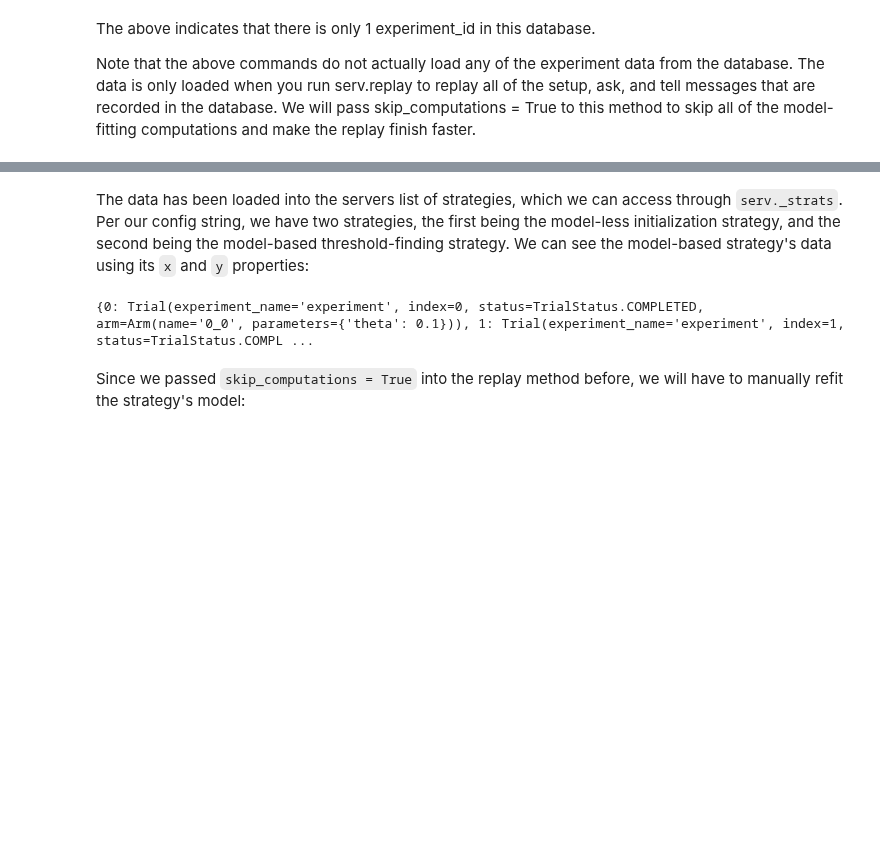
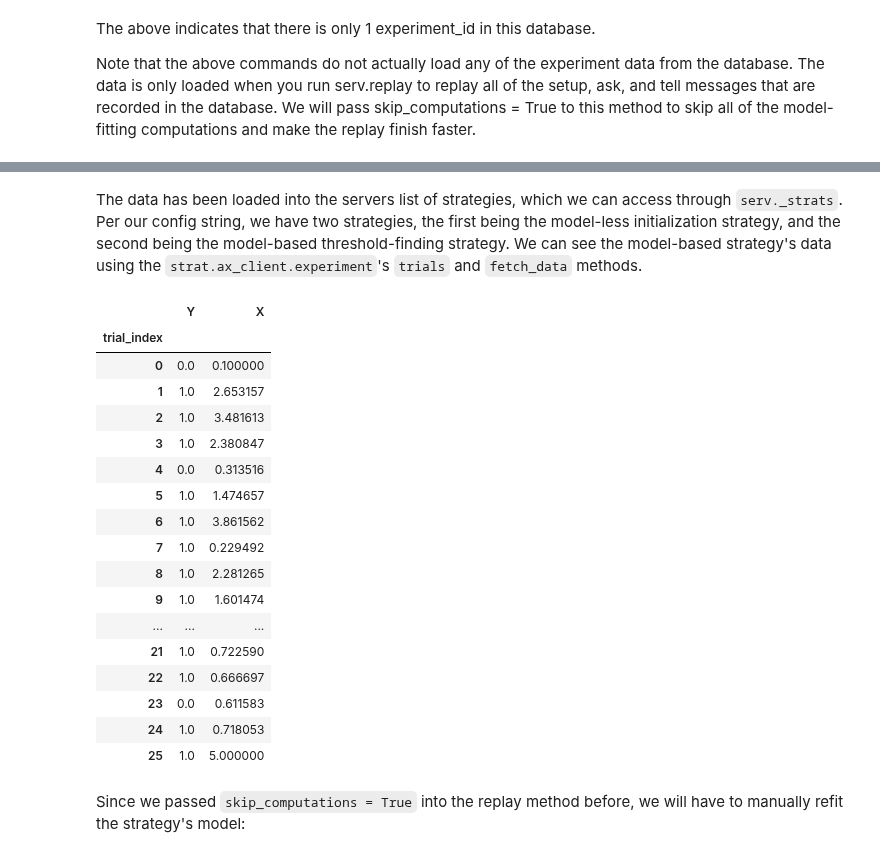
Before and after one commit to facebookresearch/aepsych, a Jupyter notebook: tutorials/data_collection_analysis_tutorial.ipynb, the cells around one changed output, grey strips where cells are left out. Cells and saved outputs as stored; diff of their text form; code cells hidden in the pictures; blank space fills up the shorter version.

Commit message:
final changes for data_collection_analysis_tutorial

```diff
--- a/tutorials/data_collection_analysis_tutorial.ipynb
+++ b/tutorials/data_collection_analysis_tutorial.ipynb
@@ -257,15 +265,34 @@ serv.replay(exp_ids[-1], skip_computations=True)
 # %% [markdown]
-The data has been loaded into the servers list of strategies, which we can access through `serv._strats`. Per our config string, we have two strategies, the first being the model-less initialization strategy, and the second being the model-based threshold-finding strategy. We can see the model-based strategy's data using its `x` and `y` properties:
+The data has been loaded into the servers list of strategies, which we can access through `serv._strats`. Per our config string, we have two strategies, the first being the model-less initialization strategy, and the second being the model-based threshold-finding strategy. We can see the model-based strategy's data using the `strat.ax_client.experiment`'s `trials` and `fetch_data` methods.
-# %%
-strat = serv._strats[-1]
-# print(strat.x)
-# print(strat.y)
-# num_trials = strat.ax_client.experiment.num_trials
-# print(strat.ax_client.experiment.fetch_data())
-# print(strat.ax_client.experiment.fetch_data_results())
-# print(strat.ax_client.experiment.trials)
-# %% [output]
-{0: Trial(experiment_name='experiment', index=0, status=TrialStatus.COMPLETED, arm=Arm(name='0_0', parameters={'theta': 0.1})), 1: Trial(experiment_name='experiment', index=1, status=TrialStatus.COMPL ...
+# %%
+strat = serv._strats[-1]
+model_data = strat.ax_client.experiment.fetch_data()._df
+model_data.index = model_data['trial_index']
+model_data = model_data.rename(columns={'mean': 'Y'})
+x = np.array([strat.ax_client.experiment.trials[trial_key].arm.parameters['theta'] for trial_key in strat.ax_client.experiment._data_by_trial.keys()])
+model_data = model_data.drop(columns=['arm_name', 'sem', 'metric_name', 'trial_index'])
+model_data['X'] = x
+
+model_data
+# %% [output]
+|  | Y | X |
+| trial_index |  |  |
+| 0 | 0.0 | 0.100000 |
+| 1 | 1.0 | 2.653157 |
+| 2 | 1.0 | 3.481613 |
+| 3 | 1.0 | 2.380847 |
+| 4 | 0.0 | 0.313516 |
+| 5 | 1.0 | 1.474657 |
+| 6 | 1.0 | 3.861562 |
+| 7 | 1.0 | 0.229492 |
+| 8 | 1.0 | 2.281265 |
+| 9 | 1.0 | 1.601474 |
+| ... | ... | ... |
+| 21 | 1.0 | 0.722590 |
+| 22 | 1.0 | 0.666697 |
+| 23 | 0.0 | 0.611583 |
+| 24 | 1.0 | 0.718053 |
+| 25 | 1.0 | 5.000000 |
 # %% [markdown]
 Since we passed `skip_computations = True` into the replay method before, we will have to manually refit the strategy's model:
 # %%
```
Also changed, not shown: parts of 17 cells of this notebook, 2 other files.
